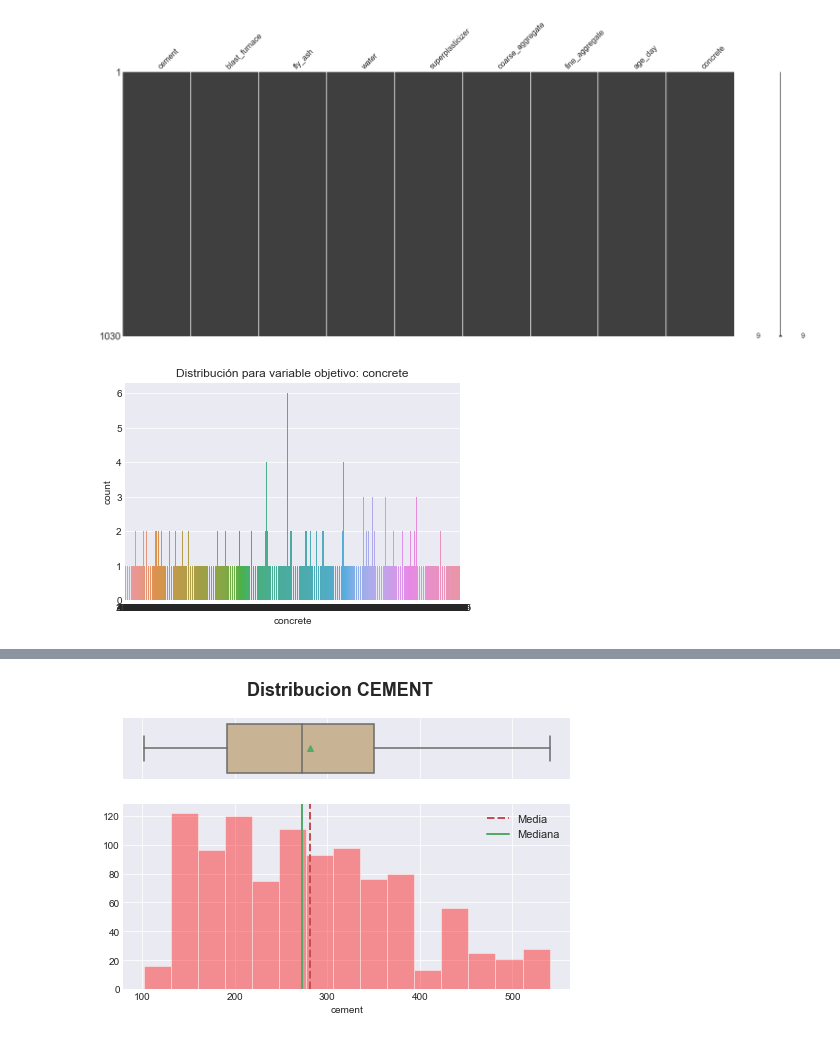
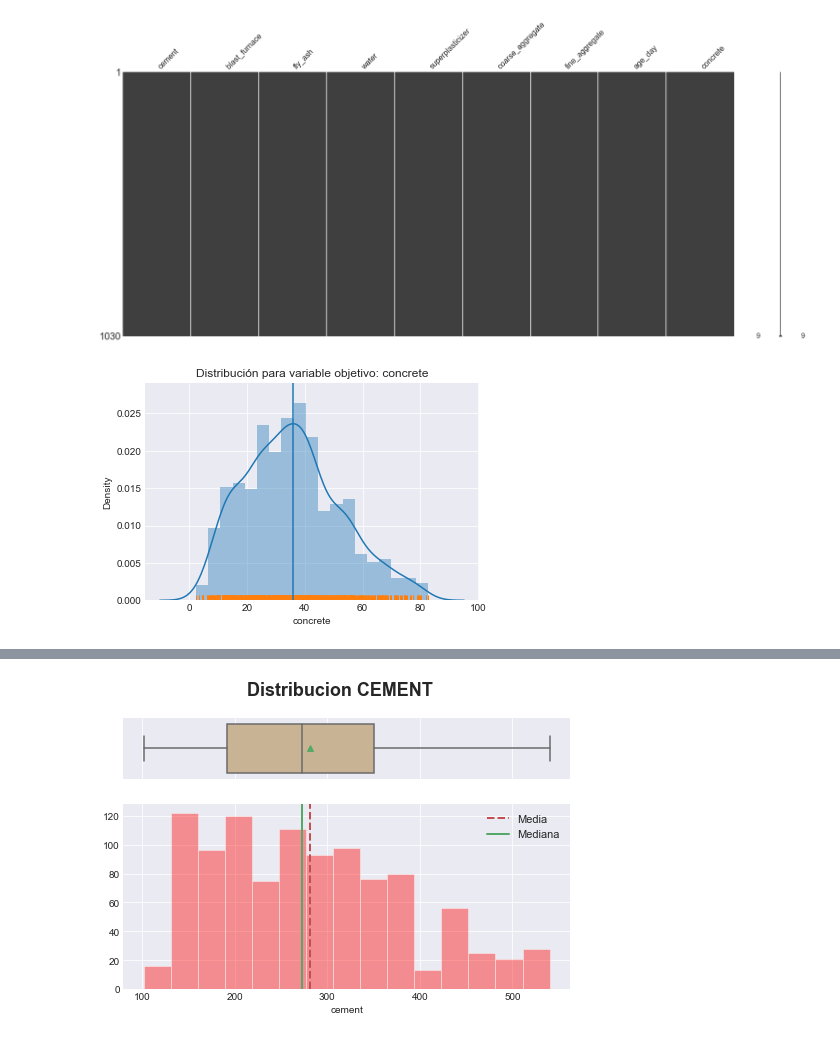
Before and after one commit to Denniels/Machine_Learning, a Jupyter notebook: concret.ipynb, the cells around one changed output, grey strips where cells are left out. Saved outputs shown, nothing was run; the diff lists cells and outputs as text; code cells hidden in the pictures.

```diff
--- a/concret.ipynb
+++ b/concret.ipynb
@@ -124,11 +124,13 @@ msngo.matrix(df)
 [figure]
 # %%
 # Visualizacion distribucion vector objetivo
-sns.countplot(x = df['concrete'])
+sns.distplot(x = df['concrete'])
+sns.rugplot(x = df['concrete'])
 plt.title(f'Distribución para variable objetivo: concrete')
+plt.axvline(df['concrete'].mean())
 plt.show()
 # %% [output]
-[figure, old version]
+[figure, new version]
 # %%
 gfx.summary_drop(df)
 # %% [output]
```
Also changed, not shown: parts of 14 cells of this notebook, 3 other files.
